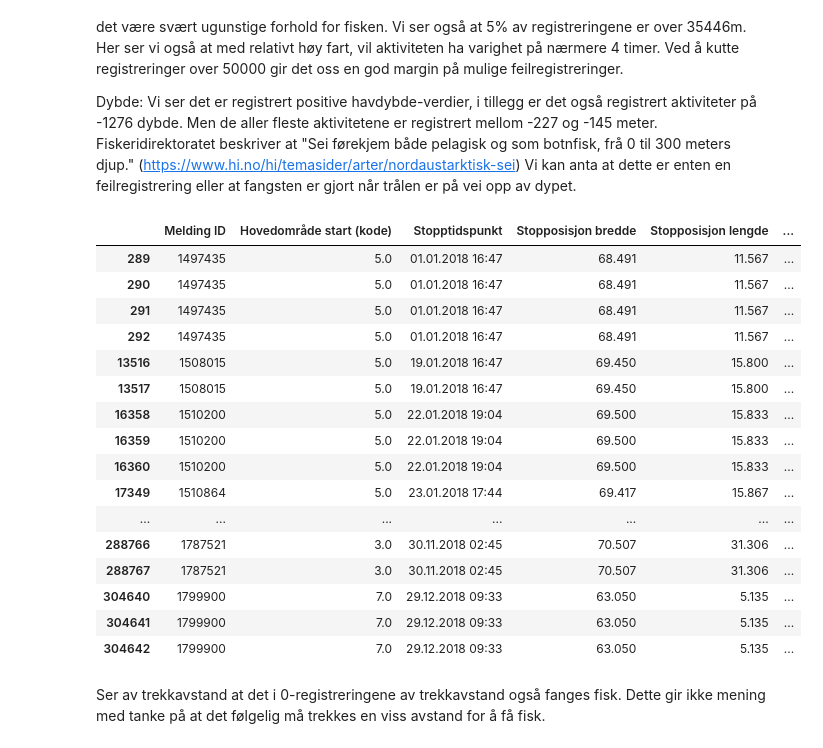
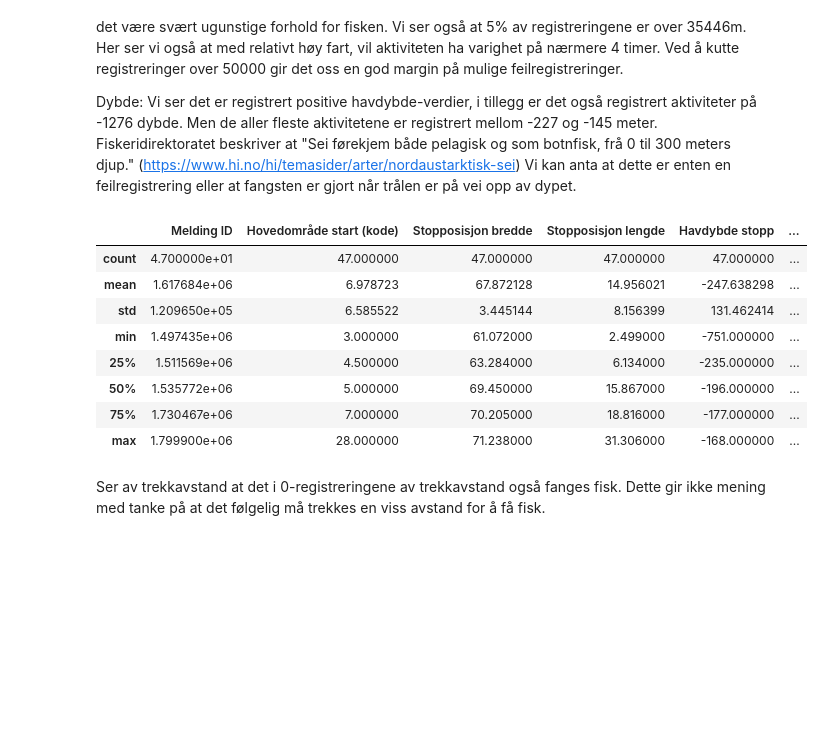
Before and after one commit to tmongstad/INFO284, a Jupyter notebook: Samlet_modell.ipynb, the cells around one changed output. Drawn from its saved outputs; the diff is of its cells as text; code cells hidden in the pictures; blank space fills up the shorter version.

```diff
--- a/Samlet_modell.ipynb
+++ b/Samlet_modell.ipynb
@@ -308,6 +310,8 @@ Om vi skal fokusere på den nordøstarktiske seien, kan det se ut fra denne info
 
 Videre er det
 # %%
+df.loc[:, 'Bruttotonnasje kombinert'] = df['Bruttotonnasje 1969'].fillna(df['Bruttotonnasje annen'])
+
 # Dropper kolonner: Meldingstids
 dropped_df = df.drop(columns=[
     #'Melding ID', Trengs muligens for å skille ulike tokter??
@@ -403,25 +407,17 @@ Dybde:
 Vi ser det er registrert positive havdybde-verdier, i tillegg er det også registrert aktiviteter på -1276 dybde. Men de aller fleste aktivitetene er registrert mellom -227 og -145 meter. Fiskeridirektoratet beskriver at "Sei førekjem både pelagisk og som botnfisk, frå 0 til 300 meters djup." (https://www.hi.no/hi/temasider/arter/nordaustarktisk-sei) Vi kan anta at dette er enten en feilregistrering eller at fangsten er gjort når trålen er på vei opp av dypet.
 # %%
 trekkavstand = filtered_df['Trekkavstand'] == 0
-filtered_df[trekkavstand]
+filtered_df[trekkavstand].describe()
 # %% [output]
-|  | Melding ID | Hovedområde start (kode) | Stopptidspunkt | Stopposisjon bredde | Stopposisjon lengde | ... |
-| 289 | 1497435 | 5.0 | 01.01.2018 16:47 | 68.491 | 11.567 | ... |
-| 290 | 1497435 | 5.0 | 01.01.2018 16:47 | 68.491 | 11.567 | ... |
-| 291 | 1497435 | 5.0 | 01.01.2018 16:47 | 68.491 | 11.567 | ... |
-| 292 | 1497435 | 5.0 | 01.01.2018 16:47 | 68.491 | 11.567 | ... |
-| 13516 | 1508015 | 5.0 | 19.01.2018 16:47 | 69.450 | 15.800 | ... |
-| 13517 | 1508015 | 5.0 | 19.01.2018 16:47 | 69.450 | 15.800 | ... |
-| 16358 | 1510200 | 5.0 | 22.01.2018 19:04 | 69.500 | 15.833 | ... |
-| 16359 | 1510200 | 5.0 | 22.01.2018 19:04 | 69.500 | 15.833 | ... |
-| 16360 | 1510200 | 5.0 | 22.01.2018 19:04 | 69.500 | 15.833 | ... |
-| 17349 | 1510864 | 5.0 | 23.01.2018 17:44 | 69.417 | 15.867 | ... |
-| ... | ... | ... | ... | ... | ... | ... |
-| 288766 | 1787521 | 3.0 | 30.11.2018 02:45 | 70.507 | 31.306 | ... |
-| 288767 | 1787521 | 3.0 | 30.11.2018 02:45 | 70.507 | 31.306 | ... |
-| 304640 | 1799900 | 7.0 | 29.12.2018 09:33 | 63.050 | 5.135 | ... |
-| 304641 | 1799900 | 7.0 | 29.12.2018 09:33 | 63.050 | 5.135 | ... |
-| 304642 | 1799900 | 7.0 | 29.12.2018 09:33 | 63.050 | 5.135 | ... |
+|  | Melding ID | Hovedområde start (kode) | Stopposisjon bredde | Stopposisjon lengde | Havdybde stopp | ... |
+| count | 4.700000e+01 | 47.000000 | 47.000000 | 47.000000 | 47.000000 | ... |
+| mean | 1.617684e+06 | 6.978723 | 67.872128 | 14.956021 | -247.638298 | ... |
+| std | 1.209650e+05 | 6.585522 | 3.445144 | 8.156399 | 131.462414 | ... |
+| min | 1.497435e+06 | 3.000000 | 61.072000 | 2.499000 | -751.000000 | ... |
+| 25% | 1.511569e+06 | 4.500000 | 63.284000 | 6.134000 | -235.000000 | ... |
+| 50% | 1.535772e+06 | 5.000000 | 69.450000 | 15.867000 | -196.000000 | ... |
+| 75% | 1.730467e+06 | 7.000000 | 70.205000 | 18.816000 | -177.000000 | ... |
+| max | 1.799900e+06 | 28.000000 | 71.238000 | 31.306000 | -168.000000 | ... |
 # %% [markdown]
 Ser av trekkavstand at det i 0-registreringene av trekkavstand også fanges fisk. Dette gir ikke mening med tanke på at det følgelig må trekkes en viss avstand for å få fisk.
 # %%
```
Also changed, not shown: parts of 17 cells of this notebook.
